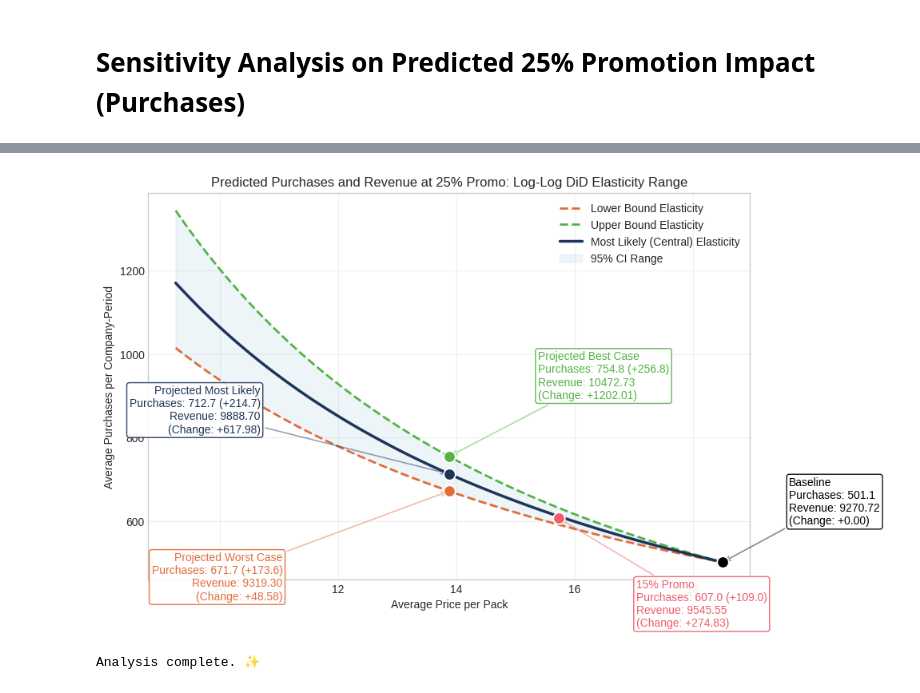
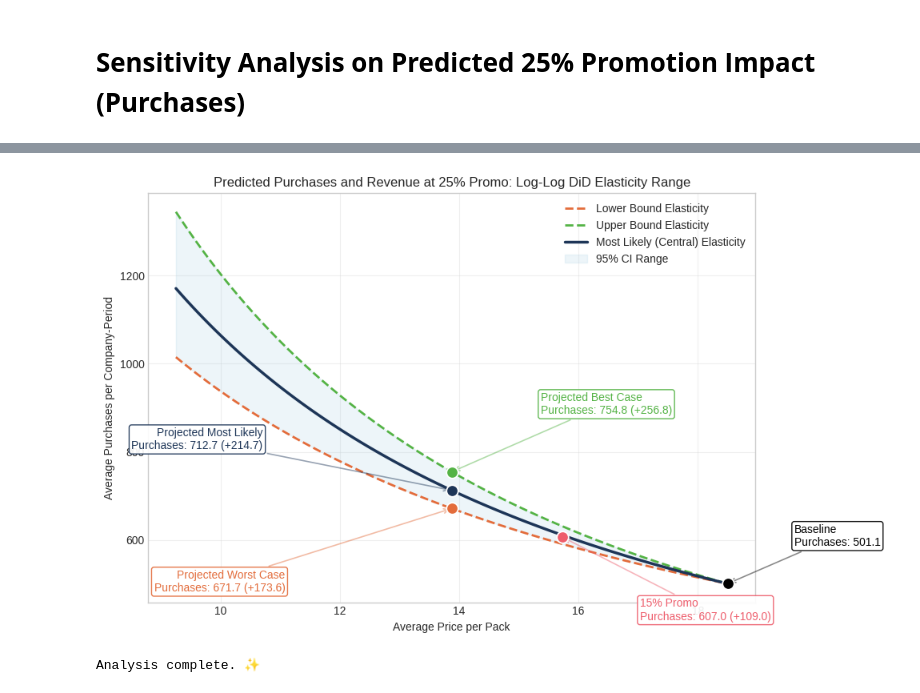
Before and after one commit to richardggx94/Mindbody-Assignment, a Jupyter notebook: Mindbody_Assignment.ipynb, the cells around one changed output, grey strips where cells are left out. Drawn from its saved outputs; the diff is of its cells as text; code cells hidden in the pictures.

```diff
--- a/Mindbody_Assignment.ipynb
+++ b/Mindbody_Assignment.ipynb
@@ -820,7 +736,6 @@ and more appropriate when clustering is applied.
 # %% [markdown]
 # **Sensitivity Analysis on Predicted 25% Promotion Impact (Purchases)**
 # %%
-# -*- coding: utf-8 -*-
 """
 This script analyzes the impact of a price promotion on purchases using a
 Difference-in-Differences (DiD) approach. It calculates the price elasticity
@@ -832,9 +747,10 @@ The key steps are:
     impact of the 15% promotion.
 2.  Derive the central, lower, and upper bounds of price elasticity based on the
     DiD coefficient and its 95% confidence interval.
-3.  Project the expected purchases and revenue for a hypothetical 25% promotion
-    under each elasticity scenario using a true DiD calculation.
-4.  Visualize the demand curves and projected outcomes in a comprehensive plot.
+3.  Project the expected purchases for a hypothetical 25% promotion under each
+    elasticity scenario.
+4.  Visualize the demand curves and projected outcomes, annotating with the
+    causal (DiD) impact on purchases.
 """
 
 # === 1. IMPORTS AND CONFIGURATION ===
@@ -879,21 +795,15 @@ def run_did_analysis(df: pd.DataFrame) -> dict[str, float]:
     Returns:
         Dict[str, float]: A dictionary with the central, low, and high DiD coefficients.
     """
-    # Clustering by Company ID is crucial as multiple observations for the same
-    # company are not independent. This provides more robust standard errors.
     model = smf.ols(f'{OUTCOME_VAR} ~ treated + post + did', data=df)
     result = model.fit(cov_type='cluster', cov_kwds={'groups': df[CLUSTER_ID]})
-
     did_coef = result.params['did']
     ci_low, ci_high = result.conf_int().loc['did']
-
     return {'central': did_coef, 'low': ci_low, 'high': ci_high}
 
 def calculate_elasticity_from_did(df: pd.DataFrame, did_effect: float) -> float:
     """
     Derives the log-log price elasticity from a given DiD coefficient.
-    This method isolates the elasticity attributable to the promotion by
-    adjusting for the underlying trend observed in the control group.
 
     Args:
         df (pd.DataFrame): The prepared DataFrame.
@@ -902,7 +812,6 @@ def calculate_elasticity_from_did(df: pd.DataFrame, did_effect: float) -> float:
     Returns:
         float: The calculated log-log DiD price elasticity.
     """
-    # Calculate group means needed for the elasticity formula
     test_pre = df[(df['treated'] == 1) & (df['post'] == 0)]
     test_post = df[(df['treated'] == 1) & (df['post'] == 1)]
     ctrl_pre = df[(df['treated'] == 0) & (df['post'] == 0)]
@@ -914,40 +823,28 @@ def calculate_elasticity_from_did(df: pd.DataFrame, did_effect: float) -> float:
     ctrl_pre_mean = ctrl_pre[OUTCOME_VAR].mean()
     ctrl_post_mean = ctrl_post[OUTCOME_VAR].mean()
 
-    # To calculate the elasticity, we first need to determine what the test group's
-    # purchases *would have been* with the DiD effect, holding other factors constant.
     control_delta = ctrl_post_mean - ctrl_pre_mean
     adj_test_post = avg_purchases_baseline + control_delta + did_effect
 
-    # Ensure values are valid for log calculation
     if not all(val > 0 for val in [avg_purchases_baseline, adj_test_post, ctrl_pre_mean, ctrl_post_mean]):
         return np.nan
 
-    # Calculate elasticity: (% change in quantity) / (% change in price)
     log_trend_test = np.log(adj_test_post / avg_purchases_baseline)
     log_trend_ctrl = np.log(ctrl_post_mean / ctrl_pre_mean)
-    log_trend_did = log_trend_test - log_trend_ctrl # Isolates promo effect on quantity
-
+    log_trend_did = log_trend_test - log_trend_ctrl
     pct_price_change_log = np.log(avg_price_15 / avg_price_baseline)
-
     return log_trend_did / pct_price_change_log if pct_price_change_log != 0 else np.nan
 
 # === 4. PROJECTIONS AND VISUALIZATION ===
 
 def generate_projections_and_plot(df: pd.DataFrame, did_results: dict[str, float]):
     """
-    Calculates DiD-adjusted projections for a 25% promo and creates the final visualization.
-
-    Args:
-        df (pd.DataFrame): The prepared DataFrame.
-        did_results (Dict[str, float]): The dictionary of DiD results.
+    Calculates raw projections for a 25% promo and creates the final visualization.
     """
-    # --- Calculate Elasticities ---
     elasticity_central = calculate_elasticity_from_did(df, did_results['central'])
     elasticity_low = calculate_elasticity_from_did(df, did_results['low'])
     elasticity_high = calculate_elasticity_from_did(df, did_results['high'])
 
-    # --- Calculate Scenario Values ---
     test_pre = df[(df['treated'] == 1) & (df['post'] == 0)]
     test_post = df[(df['treated'] == 1) & (df['post'] == 1)]
     ctrl_pre = df[(df['treated'] == 0) & (df['post'] == 0)]
@@ -956,12 +853,11 @@ def generate_projections_and_plot(df: pd.DataFrame, did_results: dict[str, float
     avg_price_baseline = test_pre[PRICE_VAR].mean()
     avg_purchases_baseline = test_pre[OUTCOME_VAR].mean()
     avg_price_15 = test_post[PRICE_VAR].mean()
-    avg_purchases_15 = test_post[OUTCOME_VAR].mean()
+    avg_purchases_15 = test_post[OUTCOME_VAR].mean() # Observed average purchases
     avg_price_25 = avg_price_baseline * 0.75
-
     control_trend = ctrl_post[OUTCOME_VAR].mean() - ctrl_pre[OUTCOME_VAR].mean()
 
-    # --- Corrected DiD Projections ---
+    # Project the DiD-adjusted purchase levels for the 25% promo
     def project_did_purchases(elasticity):
         projected_purchases_simple = avg_purchases_baseline * (avg_price_25 / avg_price_baseline) ** elasticity
         did_effect_25 = (projected_purchases_simple - avg_purchases_baseline) - control_trend
@@ -972,23 +868,27 @@ def generate_projections_and_plot(df: pd.DataFrame, did_results: dict[str, float
     y_25_low, did_25_low = project_did_purchases(elasticity_low)
     y_25_high, did_25_high = project_did_purchases(elasticity_high)
 
-    # --- Calculate Revenues and Print Summary ---
-    revenue_baseline = avg_price_baseline * avg_purchases_baseline
-    revenue_15 = avg_price_15 * avg_purchases_15
-    revenue_25_central = avg_price_25 * y_25_central
-    revenue_25_low = avg_price_25 * y_25_low
-    revenue_25_high = avg_price_25 * y_25_high
+    # --- Calculate Raw Total Revenues and Print Summary ---
+    # Observed totals are calculated row-by-row for precision.
+    total_rev_baseline = (test_pre[PRICE_VAR] * test_pre[OUTCOME_VAR]).sum()
+    total_rev_15 = (test_post[PRICE_VAR] * test_post[OUTCOME_VAR]).sum()
+
+    # Projected totals use the projected average purchases.
+    n_obs = test_pre.shape[0]
+    total_rev_25_central = avg_price_25 * y_25_central * n_obs
+    total_rev_25_low = avg_price_25 * y_25_low * n_obs
+    total_rev_25_high = avg_price_25 * y_25_high * n_obs
 
     print("\n" + "="*60)
-    print("📈 Net Revenue per Company-Period for Each Scenario (DiD Adjusted)")
+    print("📈 Total Revenue for Each Scenario")
     print("="*60)
-    print(f"{'Baseline:':<20} {revenue_baseline:,.2f}")
-    print(f"{'15% Promo (Observed):':<20} {revenue_15:,.2f} (Change: {revenue_15 - revenue_baseline:+,.2f})")
-    print(f"{'25% Promo (Worst):':<20} {revenue_25_low:,.2f} (Change: {revenue_25_low - revenue_baseline:+,.2f})")
-    print(f"{'25% Promo (Likely):':<20} {revenue_25_central:,.2f} (Change: {revenue_25_central - revenue_baseline:+,.2f})")
-    print(f"{'25% Promo (Best):':<20} {revenue_25_high:,.2f} (Change: {revenue_25_high - revenue_baseline:+,.2f})")
+    print(f"{'Baseline:':<20} {total_rev_baseline:,.2f}")
+    print(f"{'15% Promo (Observed):':<20} {total_rev_15:,.2f} (Change: {total_rev_15 - total_rev_baseline:+,.2f})")
+    print(f"{'25% Promo (Worst):':<20} {total_rev_25_low:,.2f} (Change: {total_rev_25_low - total_rev_baseline:+,.2f})")
+    print(f"{'25% Promo (Likely):':<20} {total_rev_25_central:,.2f} (Change: {total_rev_25_central - total_rev_baseline:+,.2f})")
+    print(f"{'25% Promo (Best):':<20} {total_rev_25_high:,.2f} (Change: {total_rev_25_high - total_rev_baseline:+,.2f})")
 
-    # --- Plotting (Replicating Original Style) ---
+    # --- Plotting (Simplified Annotations) ---
     plt.figure(figsize=(10, 6))
 
     prices_domain = np.linspace(avg_price_baseline * 0.5, avg_price_baseline, 100)
@@ -1000,21 +900,20 @@ def generate_projections_and_plot(df: pd.DataFrame, did_results: dict[str, float
     plt.plot(prices_domain, demand_curve(elasticity_central), color='#1D3557', linewidth=2.5, label='Most Likely (Central) Elasticity')
     plt.fill_between(prices_domain, demand_curve(elasticity_low), demand_curve(elasticity_high), color='#A6CEE3', alpha=0.2, label='95% CI Range')
 
-    # Define points and annotation text with corrected DiD impacts
+    # **KEY CHANGE**: Annotations now only show scenario, purchases, and DiD purchase impact.
     points = [
         {'px': avg_price_baseline, 'py': avg_purchases_baseline, 'color': 'black',
-         'text': f"Baseline\nPurchases: {avg_purchases_baseline:.1f}\nRevenue: {revenue_baseline:.2f}\n(Change: +0.00)"},
-        {'px': avg_price_15, 'py': avg_purchases_15, 'color': '#EE5D6C',
-         'text': f"15% Promo\nPurchases: {avg_purchases_15:.1f} (+{did_results['central']:.1f})\nRevenue: {revenue_15:.2f}\n(Change: {revenue_15 - revenue_baseline:+.2f})"},
-        {'px': avg_price_25, 'py': y_25_central, 'color': '#1D3557',
-         'text': f"Projected Most Likely\nPurchases: {y_25_central:.1f} (+{did_25_central:.1f})\nRevenue: {revenue_25_central:.2f}\n(Change: {revenue_25_central - revenue_baseline:+.2f})"},
+         'text': f"Baseline\nPurchases: {avg_purchases_baseline:.1f}"},
+        {'px': avg_price_15, 'py': avg_purchases_15, 'color': '#EE5D6C', # Plotting the raw observed point
+         'text': f"15% Promo\nPurchases: {avg_purchases_15:.1f} (+{did_results['central']:.1f})"},
+        {'px': avg_price_25, 'py': y_25_central, 'color': '#1D3557', # Plotting the DiD-adjusted projected point
+         'text': f"Projected Most Likely\nPurchases: {y_25_central:.1f} (+{did_25_central:.1f})"},
         {'px': avg_price_25, 'py': y_25_low, 'color': '#E36C3B',
-         'text': f"Projected Worst Case\nPurchases: {y_25_low:.1f} (+{did_25_low:.1f})\nRevenue: {revenue_25_low:.2f}\n(Change: {revenue_25_low - revenue_baseline:+.2f})"},
+         'text': f"Projected Worst Case\nPurchases: {y_25_low:.1f} (+{did_25_low:.1f})"},
         {'px': avg_price_25, 'py': y_25_high, 'color': '#54B345',
-         'text': f"Projected Best Case\nPurchases: {y_25_high:.1f} (+{did_25_high:.1f})\nRevenue: {revenue_25_high:.2f}\n(Change: {revenue_25_high - revenue_baseline:+.2f})"},
+         'text': f"Projected Best Case\nPurchases: {y_25_high:.1f} (+{did_25_high:.1f})"},
     ]
 
-    # Use exact annotation positions from original script
     label_positions = [
         {'xytext': (60, 32), 'ha': 'left', 'va': 'bottom'},
         {'xytext': (70, -55), 'ha': 'left', 'va': 'top'},
@@ -1049,17 +948,10 @@ def main():
     Main function to orchestrate the analysis.
     """
     print("🚀 Starting Promotion Impact and Elasticity Analysis...")
-    # Load and prepare data
     data = load_and_prepare_data(FILE_PATH)
-    if data.empty:
-        return
-
-    # Run core analyses
+    if data.empty: return
     did_results = run_did_analysis(data)
-
-    # Generate projections and visualization
     generate_projections_and_plot(data, did_results)
-
     print("\nAnalysis complete. ✨")
 
 
@@ -1079,2 +971,2 @@ Baseline:            9,270.72
-[figure, old version]
+[figure, new version]
 Analysis complete. ✨
```
Also changed, not shown: parts of 3 cells of this notebook.
